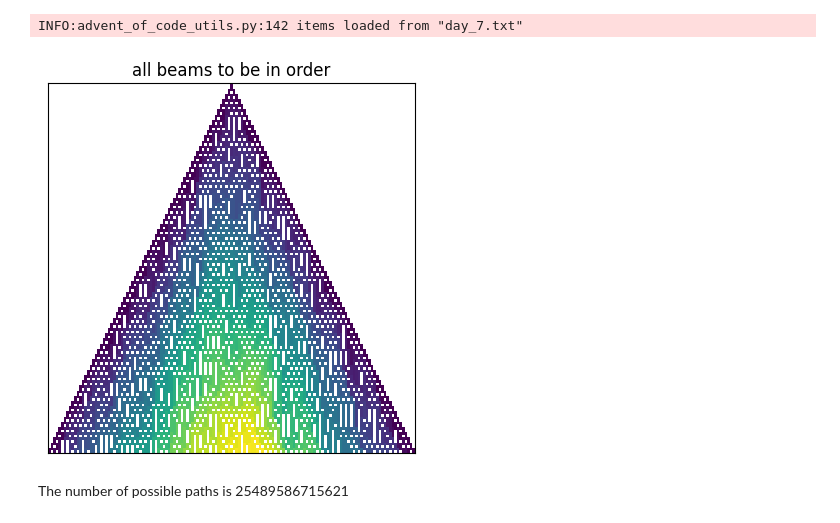
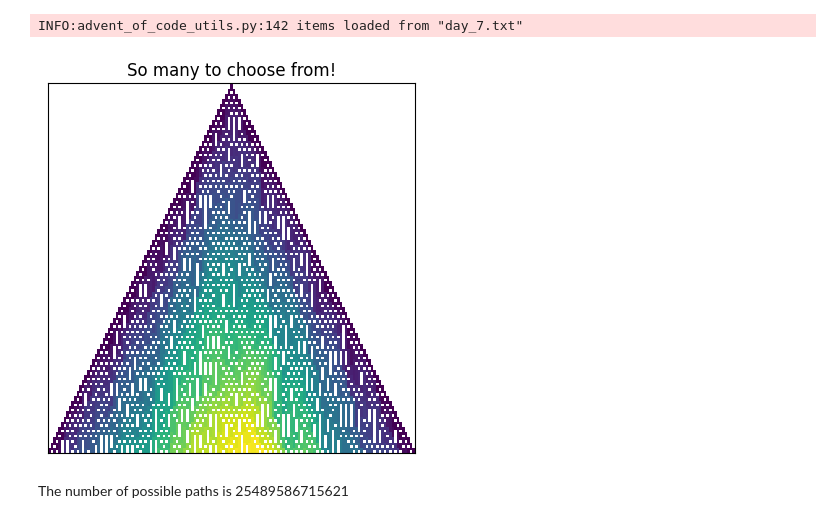
Before and after one commit to nouseforkeys/advent-of-code-25, a Jupyter notebook: day_7.ipynb, the cells around one changed output. Saved outputs shown, nothing was run; the diff lists cells and outputs as text; code cells hidden in the pictures.

Commit message:
updated plot title

```diff
--- a/day_7.ipynb
+++ b/day_7.ipynb
@@ -298,23 +298,23 @@ INFO:advent_of_code_utils.py:142 items loaded from "day_7.txt"
 # %%
 # linear plot was a little dull so we need to compress the values for a good
 # plot
 from math import log
 from numpy import nan
 
 log_beams = []
 for line in beam_count:
     log_beams.append(list())
     for value in line:
         if value == 0:
             log_beams[-1].append(nan)
         else:
             log_beams[-1].append(log(value))
 
 fig, ax = plt.subplots()
-ax.set_title("all beams to be in order")
+ax.set_title("So many to choose from!")
 plot_grid(log_beams, ax, equal_axes=True)
 # %% [output]
-[figure, old version]
+[figure, new version]
 # %%
 # anywho!
 markdown(f"The number of possible paths is {sum(beam_count[-1])}")
```
